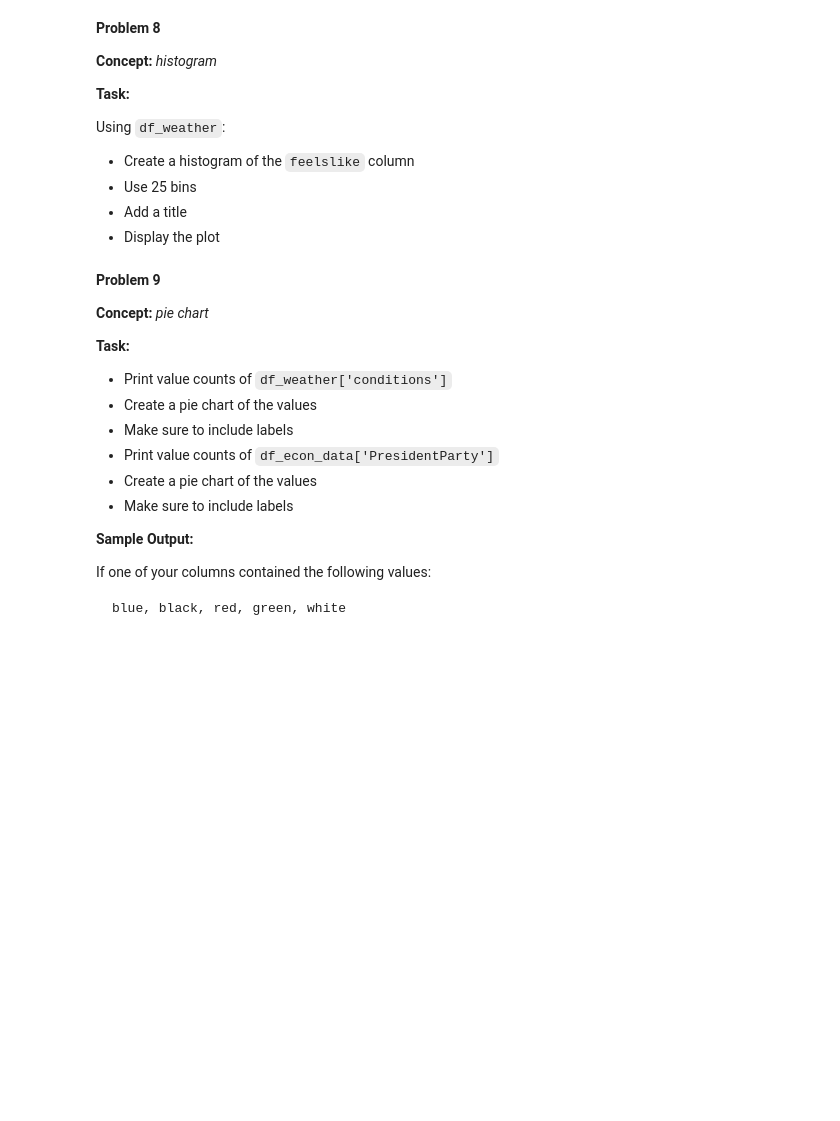
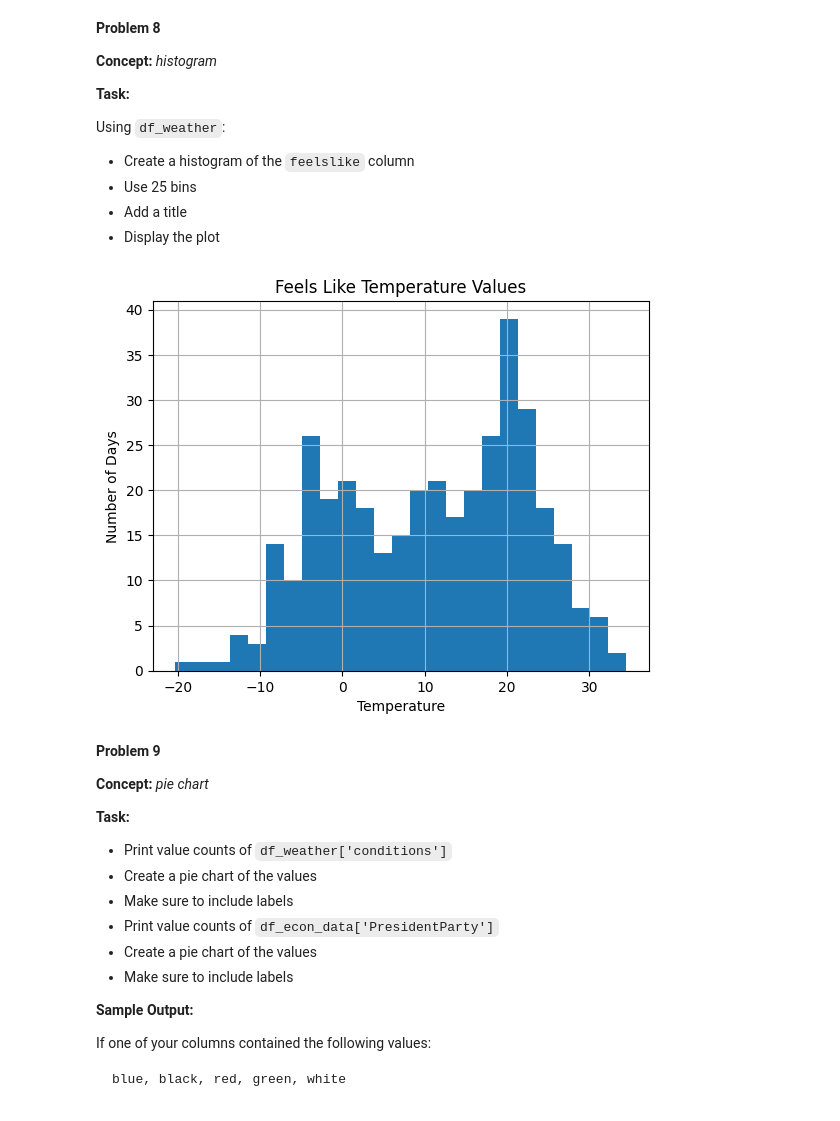
Before and after one commit to kamila-kydykova/homework, a Jupyter notebook: week-10/homework.ipynb, the cells around one changed output. Cells and saved outputs as stored; diff of their text form; code cells hidden in the pictures; blank space fills up the shorter version.

```diff
--- a/week-10/homework.ipynb
+++ b/week-10/homework.ipynb
@@ -321,3 +414,17 @@ Using `df_weather`:
+# %%
+# Your Solution
+
+df_weather['feelslike'].hist(bins=25)
+
+plt.title("Feels Like Temperature Values")
+
+plt.xlabel("Temperature")
+
+plt.ylabel("Number of Days")
+
+plt.show()
+# %% [output]
+[figure, added]
 # %% [markdown]
 **Problem 9**
 
```
Also changed, not shown: parts of 13 cells of this notebook.
